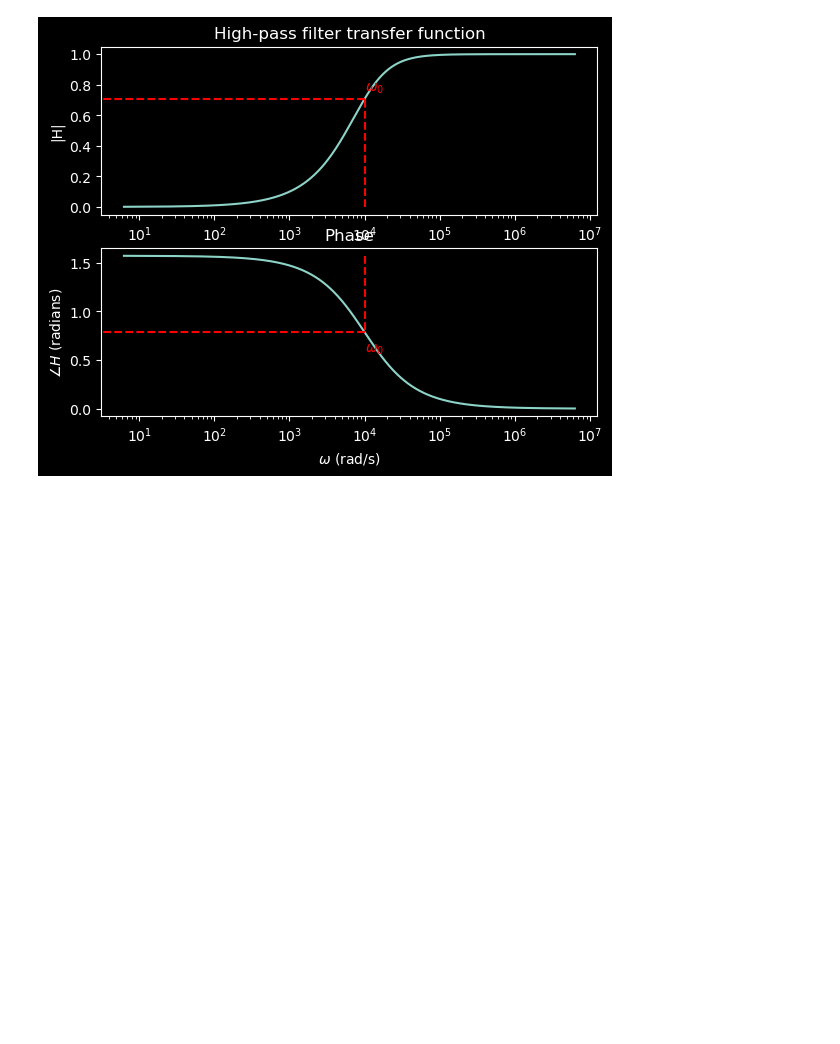
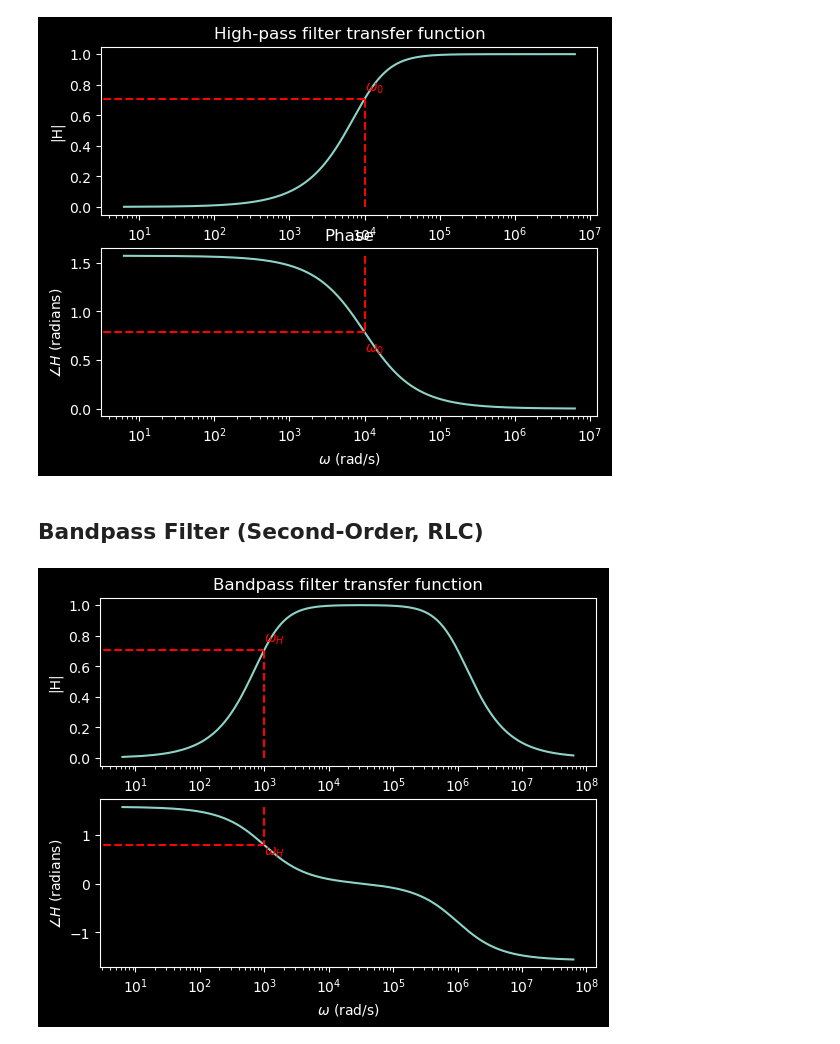
Before and after one commit to mlp6/Biomedical-Electronic-Measurements, a Jupyter notebook: notebooks/filters.ipynb, the cells around one changed output. Saved outputs shown, nothing was run; the diff lists cells and outputs as text; code cells hidden in the pictures; blank space fills up the shorter version.

Commit message:
WIP: add BPF (still need to add omega_L

```diff
--- a/notebooks/filters.ipynb
+++ b/notebooks/filters.ipynb
@@ -90,3 +90,48 @@ plt.savefig('../slides/images/rc_hpf_xfer_func.png', dpi=300, bbox_inches='tight
 plt.show()
 # %% [output]
 [figure]
+# %% [markdown]
+## Bandpass Filter (Second-Order, RLC)
+# %%
+# Bandpass filter transfer function
+
+w = np.arange(1, 10000000, 1) * 2 * np.pi
+R = 10e3
+C = 0.1e-6
+L = 10e-3
+j=1j
+H = R/(R+(1/(j*w*C))+(j*w*L))
+
+w_H = -R/(2*L) + np.sqrt((R/(2*L))**2 + 1/(L*C))
+w_L = R/(2*L) + np.sqrt((R/(2*L))**2 + 1/(L*C))
+
+# Plot the magnitude and phase of the transfer function
+plt.figure()
+
+plt.subplot(2, 1, 1)
+plt.plot(w, np.abs(H))
+plt.title('Bandpass filter transfer function')
+plt.ylabel('|H|')
+plt.xticks([])
+
+# \omega_H is at the -3 dB point (1/sqrt(2) of the max)
+plt.plot([w_H, w_H], [0, 1/np.sqrt(2)], color='red', linestyle='--')
+plt.text(w_H, (1/np.sqrt(2)+0.05), r'$\omega_H$', color='red')
+plt.plot([0, w_H], [1/np.sqrt(2), 1/np.sqrt(2)], color='red', linestyle='--')
+plt.xscale('log')
+
+plt.subplot(2, 1, 2)
+plt.plot(w, np.angle(H))
+plt.ylabel(r'$\angle H$ (radians)')
+plt.xlabel(r'$\omega$ (rad/s)')
+
+# \omega_H is at the -45 degree point (-pi/4)
+plt.plot([w_H, w_H], [np.pi/2, np.pi/4], color='red', linestyle='--')
+plt.text(w_H, (np.pi/4-0.2), r'$\omega_H$', color='red')
+plt.plot([0, w_H], [np.pi/4, np.pi/4], color='red', linestyle='--')
+plt.xscale('log')
+
+plt.savefig('../slides/images/rc_bpf_xfer_func.png', dpi=300, bbox_inches='tight')
+plt.show()
+# %% [output]
+[figure, added]
```
Also changed, not shown: parts of 1 cell of this notebook, 1 other file.
